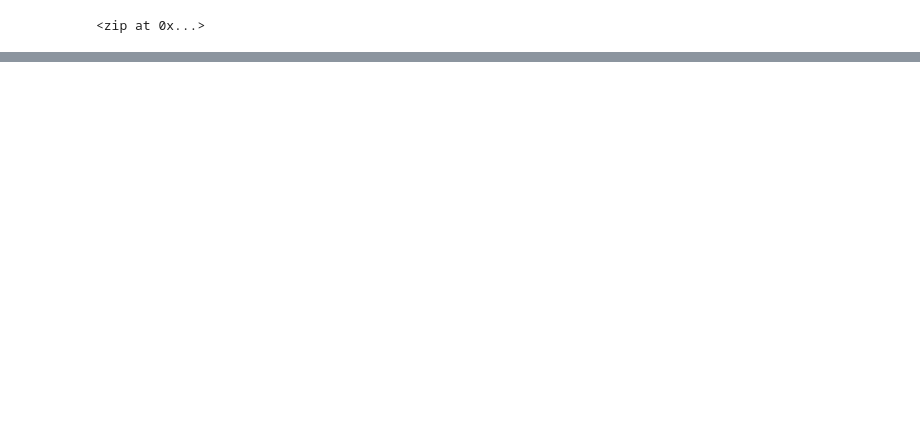
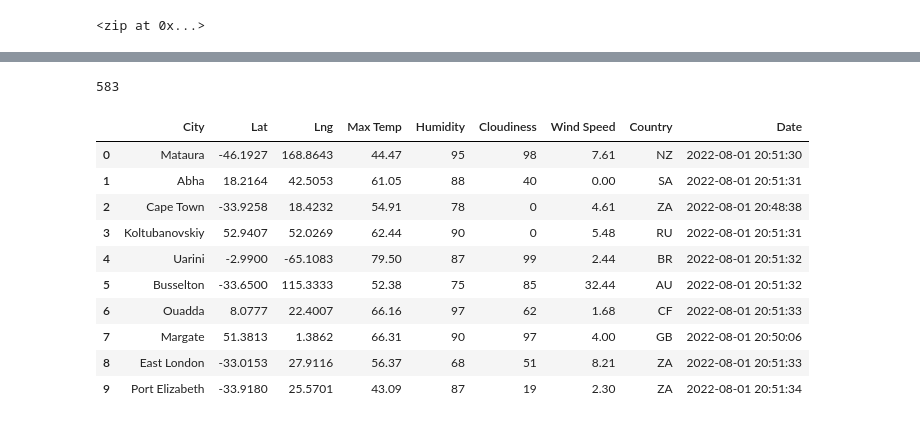
Before and after one commit to dschul01/World_Weather_Analysis, a Jupyter notebook: WeatherPy.ipynb, the cells around one changed output, grey strips where cells are left out. Cells and saved outputs as stored; diff of their text form; code cells hidden in the pictures; blank space fills up the shorter version.

Commit message:
Update Weather Python code and gitignore

```diff
--- a/WeatherPy.ipynb
+++ b/WeatherPy.ipynb
@@ -6,7 +19,7 @@ import numpy as np
 # %%
 # Create a set of random latitude and longitude combinations.
-lats = np.random.uniform(low = -90, high = 90, size = 1500)
-lngs = np.random.uniform(low = -180, high = 180, size = 1500)
+lats = np.random.uniform(low=-90.000, high=90.000, size=1500)
+lngs = np.random.uniform(low=-180.000, high=180.000, size=1500)
 lat_lngs = zip(lats, lngs)
 lat_lngs
 # %% [output]
@@ -57,0 +70,4 @@ len(cities)
+# %%
+# Starting URL for Weather Map API Call.
+url = "http://api.openweathermap.org/data/2.5/weather?units=Imperial&APPID=" + weather_api_key
+print(url)
@@ -57,0 +171,20 @@ len(cities)
+# %%
+len(city_data)
+# %% [output]
+583
+# %%
+# Convert the array of dictionaries to a Pandas DataFrame.
+city_data_df = pd.DataFrame(city_data)
+city_data_df.head(10)
+# %% [output]
+|  | City | Lat | Lng | Max Temp | Humidity | Cloudiness | Wind Speed | Country | Date |
+| 0 | Mataura | -46.1927 | 168.8643 | 44.47 | 95 | 98 | 7.61 | NZ | 2022-08-01 20:51:30 |
+| 1 | Abha | 18.2164 | 42.5053 | 61.05 | 88 | 40 | 0.00 | SA | 2022-08-01 20:51:31 |
+| 2 | Cape Town | -33.9258 | 18.4232 | 54.91 | 78 | 0 | 4.61 | ZA | 2022-08-01 20:48:38 |
+| 3 | Koltubanovskiy | 52.9407 | 52.0269 | 62.44 | 90 | 0 | 5.48 | RU | 2022-08-01 20:51:31 |
+| 4 | Uarini | -2.9900 | -65.1083 | 79.50 | 87 | 99 | 2.44 | BR | 2022-08-01 20:51:32 |
+| 5 | Busselton | -33.6500 | 115.3333 | 52.38 | 75 | 85 | 32.44 | AU | 2022-08-01 20:51:32 |
+| 6 | Ouadda | 8.0777 | 22.4007 | 66.16 | 97 | 62 | 1.68 | CF | 2022-08-01 20:51:33 |
+| 7 | Margate | 51.3813 | 1.3862 | 66.31 | 90 | 97 | 4.00 | GB | 2022-08-01 20:50:06 |
+| 8 | East London | -33.0153 | 27.9116 | 56.37 | 68 | 51 | 8.21 | ZA | 2022-08-01 20:51:33 |
+| 9 | Port Elizabeth | -33.9180 | 25.5701 | 43.09 | 87 | 19 | 2.30 | ZA | 2022-08-01 20:51:34 |
```
Also changed, not shown: parts of 10 cells of this notebook, 1 other file.
